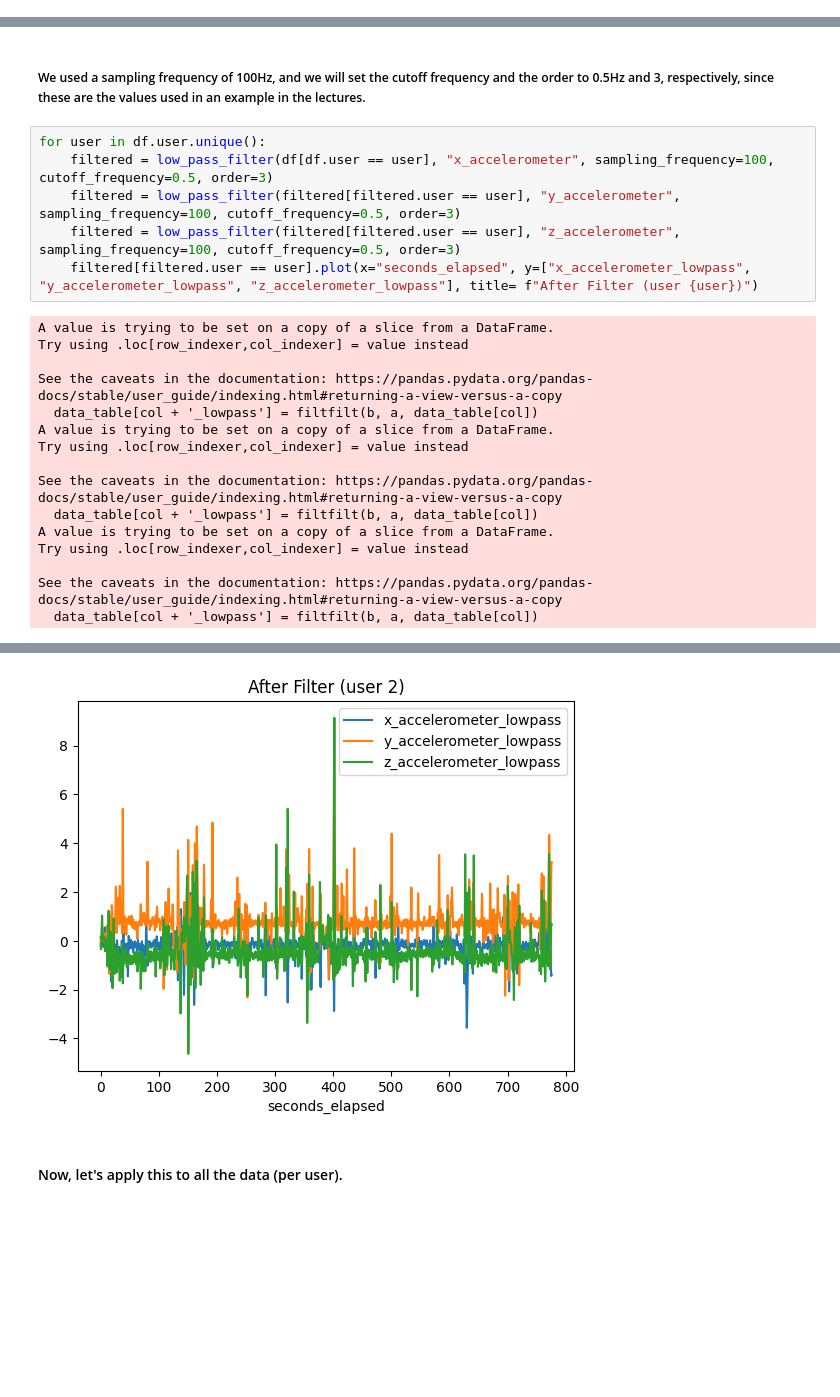
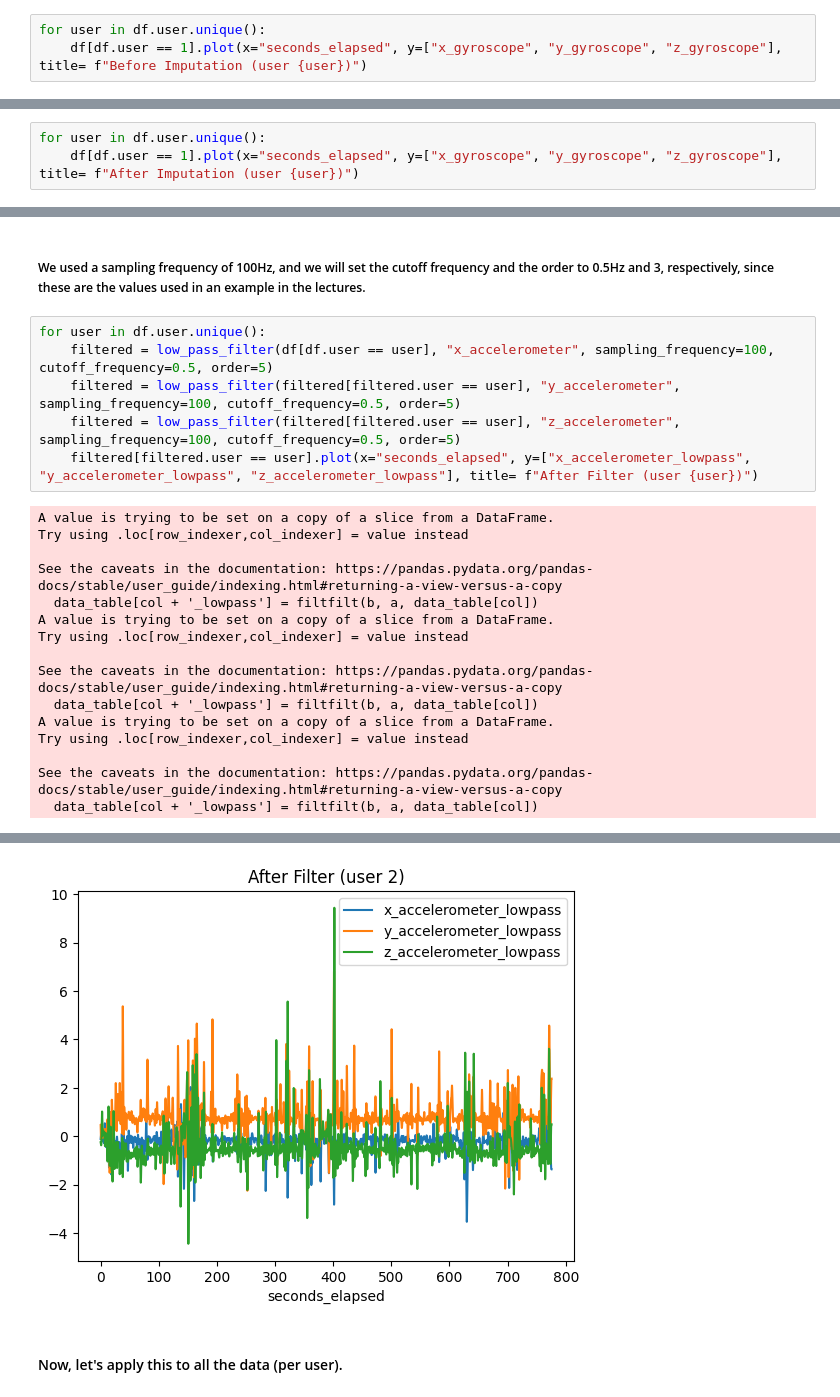
Before and after one commit to ERJLM/ML4QS, a Jupyter notebook: src/imputation_and_outliers.ipynb, the cells around one changed output, grey strips where cells are left out. Drawn from its saved outputs; the diff is of its cells as text; blank space fills up the shorter version.

```diff
--- a/src/imputation_and_outliers.ipynb
+++ b/src/imputation_and_outliers.ipynb
@@ -212,3 +212,6 @@ y_gyroscope        0.225845
 x_gyroscope        0.225845
 user               0.000000
 dtype: float64
+# %%
+for user in df.user.unique():
+    df[df.user == 1].plot(x="seconds_elapsed", y=["x_gyroscope", "y_gyroscope", "z_gyroscope"], title= f"Before Imputation (user {user})")
@@ -236,3 +243,6 @@ df
 | 232644 | 775.548429 | -0.732786 | -5.806568 | 5.015984 | 1.414098 | 0.109211 | ... |
 | 232645 | 775.549886 | -6.896828 | -7.562372 | 1.164219 | -0.567800 | -1.236308 | ... |
 232646 rows × 8 columns
+# %%
+for user in df.user.unique():
+    df[df.user == 1].plot(x="seconds_elapsed", y=["x_gyroscope", "y_gyroscope", "z_gyroscope"], title= f"After Imputation (user {user})")
@@ -281,9 +295,9 @@ for user in df.user.unique():
 ##### We used a sampling frequency of 100Hz, and we will set the cutoff frequency and the order to 0.5Hz and 3, respectively, since these are the values used in an example in the lectures.
 # %%
 for user in df.user.unique():
-    filtered = low_pass_filter(df[df.user == user], "x_accelerometer", sampling_frequency=100, cutoff_frequency=0.5, order=3)
-    filtered = low_pass_filter(filtered[filtered.user == user], "y_accelerometer", sampling_frequency=100, cutoff_frequency=0.5, order=3)
-    filtered = low_pass_filter(filtered[filtered.user == user], "z_accelerometer", sampling_frequency=100, cutoff_frequency=0.5, order=3)
+    filtered = low_pass_filter(df[df.user == user], "x_accelerometer", sampling_frequency=100, cutoff_frequency=0.5, order=5)
+    filtered = low_pass_filter(filtered[filtered.user == user], "y_accelerometer", sampling_frequency=100, cutoff_frequency=0.5, order=5)
+    filtered = low_pass_filter(filtered[filtered.user == user], "z_accelerometer", sampling_frequency=100, cutoff_frequency=0.5, order=5)
     filtered[filtered.user == user].plot(x="seconds_elapsed", y=["x_accelerometer_lowpass", "y_accelerometer_lowpass", "z_accelerometer_lowpass"], title= f"After Filter (user {user})")
 # %% [output]
 A value is trying to be set on a copy of a slice from a DataFrame.
@@ -306,4 +320,4 @@ See the caveats in the documentation: https://pandas.pydata.org/pandas-docs/stab
-[figure, old version]
+[figure, new version]
 # %% [markdown]
 #### Now, let's apply this to all the data (per user).
 # %%
```
Also changed, not shown: parts of 4 cells of this notebook, 1 other file.
